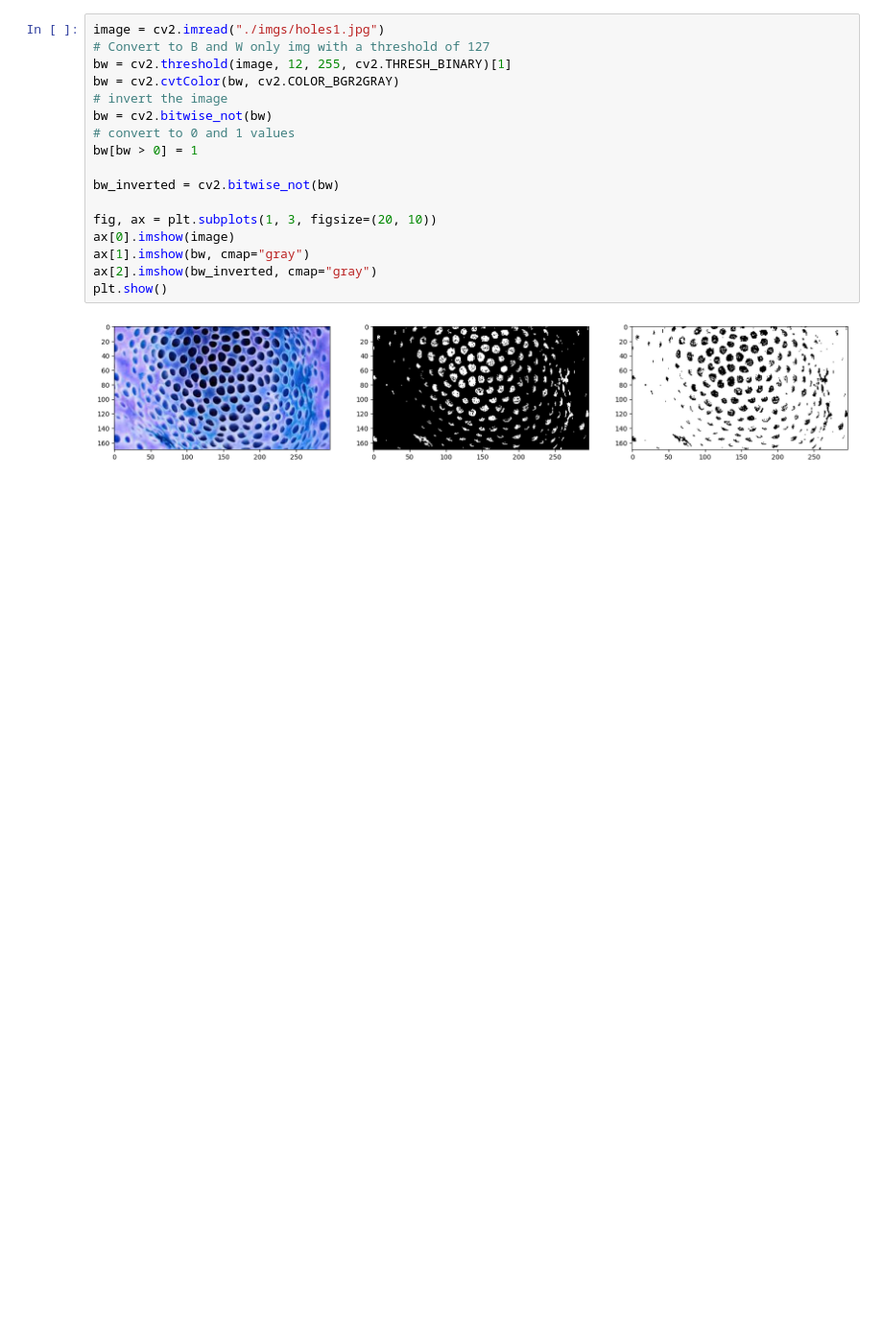
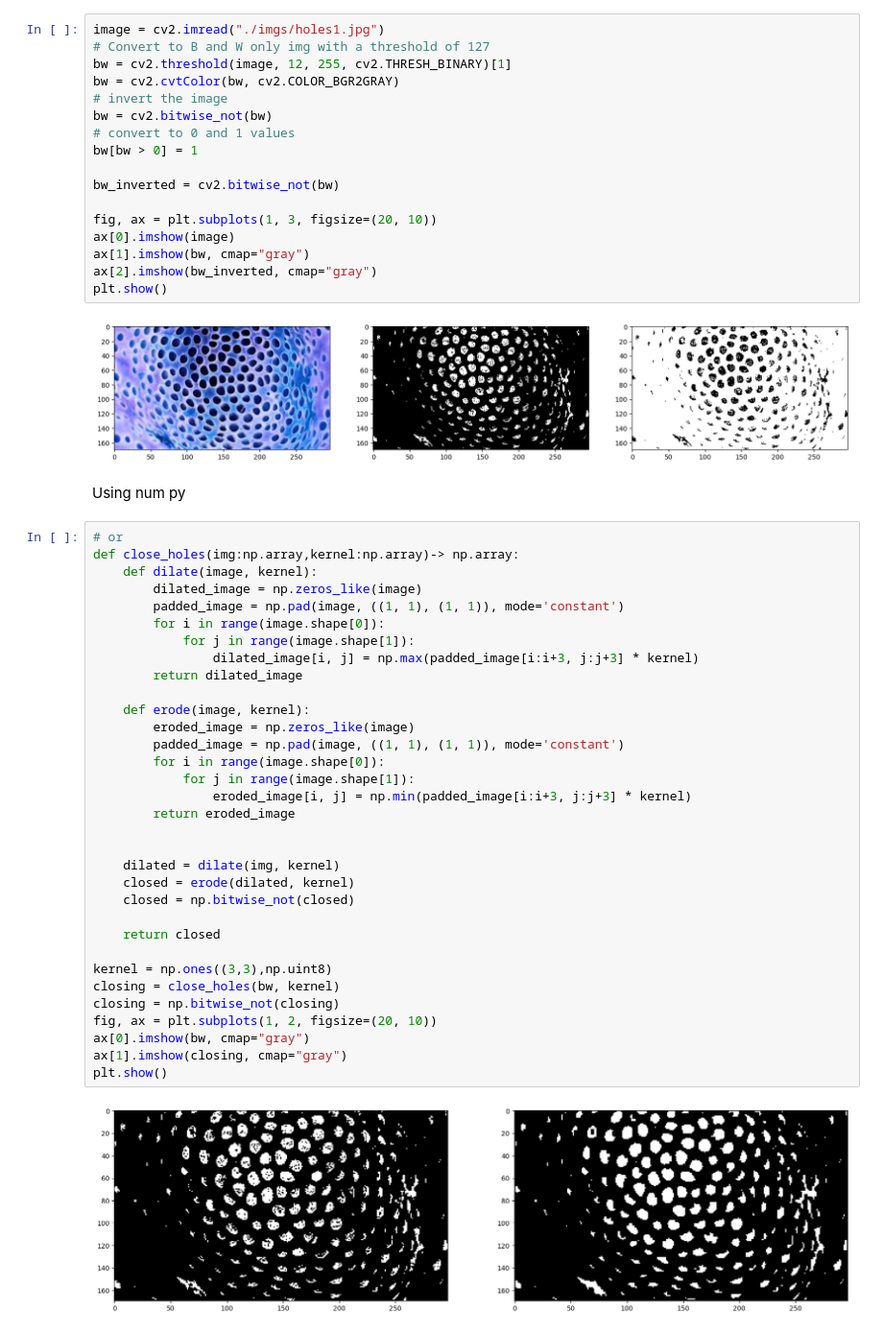
Before and after one commit to tomast1337/Image-Processing, a Jupyter notebook: aula13.ipynb, the cells around one changed output. Shown at 96% size. Drawn from its saved outputs; the diff is of its cells as text; blank space fills up the shorter version.

```diff
--- a/aula13.ipynb
+++ b/aula13.ipynb
@@ -28,3 +28,40 @@ ax[2].imshow(bw_inverted, cmap="gray")
 plt.show()
 # %% [output]
 [figure]
+# %% [markdown]
+Using num py
+# %%
+# or
+def close_holes(img:np.array,kernel:np.array)-> np.array:
+    def dilate(image, kernel):
+        dilated_image = np.zeros_like(image)
+        padded_image = np.pad(image, ((1, 1), (1, 1)), mode='constant')
+        for i in range(image.shape[0]):
+            for j in range(image.shape[1]):
+                dilated_image[i, j] = np.max(padded_image[i:i+3, j:j+3] * kernel)
+        return dilated_image
+
+    def erode(image, kernel):
+        eroded_image = np.zeros_like(image)
+        padded_image = np.pad(image, ((1, 1), (1, 1)), mode='constant')
+        for i in range(image.shape[0]):
+            for j in range(image.shape[1]):
+                eroded_image[i, j] = np.min(padded_image[i:i+3, j:j+3] * kernel)
+        return eroded_image
+
+
+    dilated = dilate(img, kernel)
+    closed = erode(dilated, kernel)
+    closed = np.bitwise_not(closed)
+
+    return closed
+
+kernel = np.ones((3,3),np.uint8)
+closing = close_holes(bw, kernel)
+closing = np.bitwise_not(closing)
+fig, ax = plt.subplots(1, 2, figsize=(20, 10))
+ax[0].imshow(bw, cmap="gray")
+ax[1].imshow(closing, cmap="gray")
+plt.show()
+# %% [output]
+[figure, added]
```
Also changed, not shown: parts of 2 cells of this notebook.
